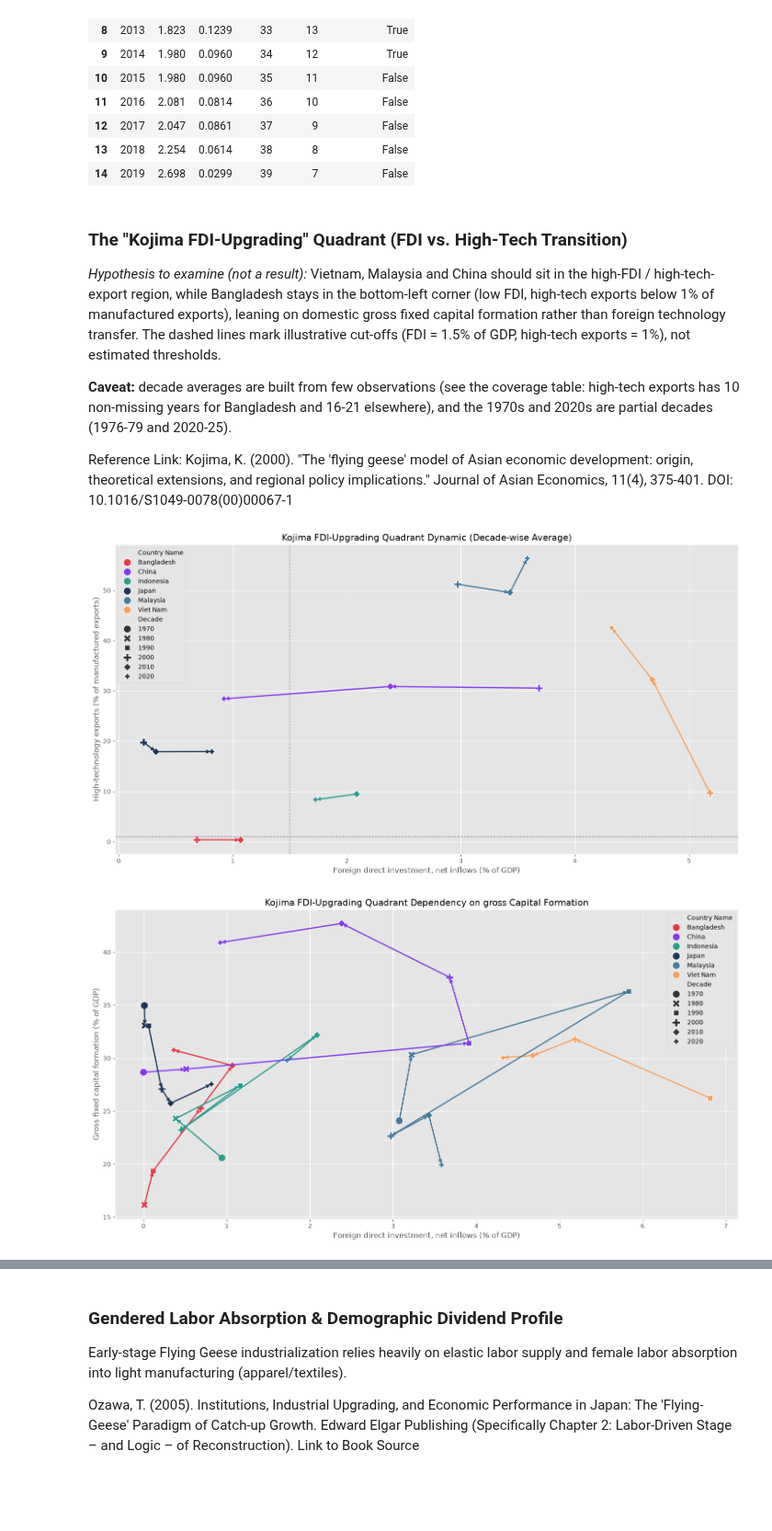
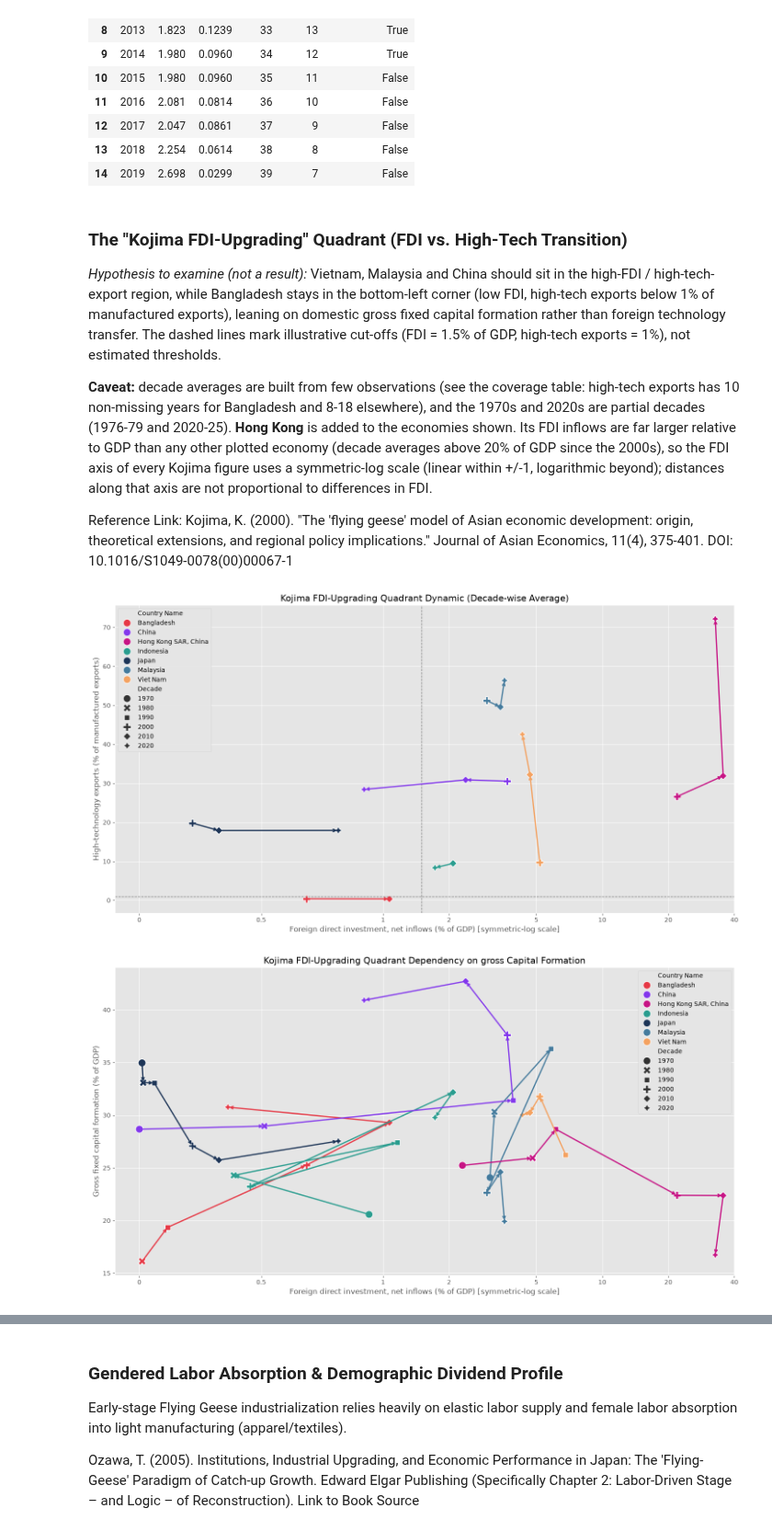
Before and after one commit to MJwd-Hasan/bd_flying_geese, a Jupyter notebook: export_import.ipynb, the cells around one changed output, grey strips where cells are left out. Shown at 92% size. Cells and saved outputs as stored; diff of their text form; code cells hidden in the pictures; blank space fills up the shorter version.

```diff
--- a/export_import.ipynb
+++ b/export_import.ipynb
@@ -43,6 +43,11 @@ DATA_PATH = Path('wdi_data.csv')
 data = pd.read_csv(DATA_PATH)
 # WDI codes missing observations as '..'; they become NaN here
 data['Value'] = pd.to_numeric(data['Value'], errors='coerce')
+# The extract now starts in 1960. The analysis (and the paper) use 1976-2025, so the window is fixed here.
+# Set ANALYSIS_START = data['Time'].min() (1960) to use every available year; the original nine economies
+# then gain 1960-1975 observations and their results will change.
+ANALYSIS_START = 1976
+data = data[data['Time'] >= ANALYSIS_START]
 data = data.sort_values(['Country Name', 'Time', 'Series Name']).reset_index(drop=True)
 data.head(2)
 # %% [output]
@@ -262,6 +270,7 @@ palette = {
     'Korea, Rep.': '#6A994E',
     'Philippines': '#BC6C25',
     'Singapore': '#6D597A',
+    'Hong Kong SAR, China': '#C71585',
 }
 
 def condition(country: str, cutoff: int, x=x_variables, y=y_variable, display: bool = True, alpha: float = 0.05, coefficients: bool = False):
@@ -346,40 +367,49 @@ chow_scans['Bangladesh'].query('2005 <= Year <= 2020').round({'F': 3, 'p': 4}).r
 
 *Hypothesis to examine (not a result):* Vietnam, Malaysia and China should sit in the high-FDI / high-tech-export region, while Bangladesh stays in the bottom-left corner (low FDI, high-tech exports below 1% of manufactured exports), leaning on domestic gross fixed capital formation rather than foreign technology transfer. The dashed lines mark illustrative cut-offs (FDI = 1.5% of GDP, high-tech exports = 1%), not estimated thresholds.
 
-**Caveat:** decade averages are built from few observations (see the coverage table: high-tech exports has 10 non-missing years for Bangladesh and 16-21 elsewhere), and the 1970s and 2020s are partial decades (1976-79 and 2020-25).
+**Caveat:** decade averages are built from few observations (see the coverage table: high-tech exports has 10 non-missing years for Bangladesh and 8-18 elsewhere), and the 1970s and 2020s are partial decades (1976-79 and 2020-25). **Hong Kong** is added to the economies shown. Its FDI inflows are far larger relative to GDP than any other plotted economy (decade averages above 20% of GDP since the 2000s), so the FDI axis of every Kojima figure uses a symmetric-log scale (linear within +/-1, logarithmic beyond); distances along that axis are not proportional to differences in FDI.
 
 Reference Link: Kojima, K. (2000). "The 'flying geese' model of Asian economic development: origin, theoretical extensions, and regional policy implications." Journal of Asian Economics, 11(4), 375-401. DOI: 10.1016/S1049-0078(00)00067-1
 # %%
-countries = ['Bangladesh', 'Indonesia', 'Viet Nam', 'Malaysia', 'China', 'Japan']
+def fdi_symlog_axis():
+    """Symmetric-log FDI axis (linear within +/-1% of GDP, logarithmic beyond): Hong Kong's FDI inflows dwarf the other economies."""
+    plt.xscale('symlog', linthresh=1)
+    plt.xlim(left=-0.1)
+    plt.xticks([0, 0.5, 1, 2, 5, 10, 20, 40], ['0', '0.5', '1', '2', '5', '10', '20', '40'])
+    plt.xlabel('Foreign direct investment, net inflows (% of GDP) [symmetric-log scale]')
+
+countries = ['Bangladesh', 'Indonesia', 'Viet Nam', 'Malaysia', 'China', 'Japan', 'Hong Kong SAR, China']
 cols = ['Foreign direct investment, net inflows (% of GDP)', 'High-technology exports (% of manufactured exports)', 'Gross fixed capital formation (% of GDP)']
 
 decade_df = data[data['Country Name'].isin(countries)].copy()
 decade_df['Decade'] = (decade_df['Time'] // 10) * 10
 decade_df = decade_df.groupby(['Country Name', 'Decade'], as_index=False)[cols].mean().sort_values(['Country Name', 'Decade'])
 
 
 
 plt.figure(figsize = (18, 9))
 sns.scatterplot(data = decade_df, x = 'Foreign direct investment, net inflows (% of GDP)', y = 'High-technology exports (% of manufactured exports)', hue = 'Country Name', style = 'Decade', palette = palette, s = 150)
 for c in countries:
     sub = decade_df[decade_df['Country Name'] == c].dropna(subset=['Foreign direct investment, net inflows (% of GDP)', 'High-technology exports (% of manufactured exports)']).reset_index(drop=True)
     for i in range(len(sub) - 1):
         plt.annotate('', xy=(sub.loc[i+1, 'Foreign direct investment, net inflows (% of GDP)'], sub.loc[i+1, 'High-technology exports (% of manufactured exports)']), xytext=(sub.loc[i, 'Foreign direct investment, net inflows (% of GDP)'], sub.loc[i, 'High-technology exports (% of manufactured exports)']), arrowprops=dict(arrowstyle='->', color=palette[c], lw=2))
+fdi_symlog_axis()
 plt.axvline(1.5, color='grey', linestyle='--', linewidth=1)
 plt.axhline(1, color='grey', linestyle='--', linewidth=1)
 plt.title('Kojima FDI-Upgrading Quadrant Dynamic (Decade-wise Average)')
 save_fig('fig_kojima_hightech.png')
 plt.show()
 
 plt.figure(figsize = (18, 9))
 sns.scatterplot(data = decade_df, x = 'Foreign direct investment, net inflows (% of GDP)', y = 'Gross fixed capital formation (% of GDP)', hue = 'Country Name', style = 'Decade', palette = palette, s = 150)
 for c in countries:
     sub = decade_df[decade_df['Country Name'] == c].dropna(subset=['Foreign direct investment, net inflows (% of GDP)', 'Gross fixed capital formation (% of GDP)']).reset_index(drop=True)
     for i in range(len(sub) - 1):
         plt.annotate('', xy=(sub.loc[i+1, 'Foreign direct investment, net inflows (% of GDP)'], sub.loc[i+1, 'Gross fixed capital formation (% of GDP)']), xytext=(sub.loc[i, 'Foreign direct investment, net inflows (% of GDP)'], sub.loc[i, 'Gross fixed capital formation (% of GDP)']), arrowprops=dict(arrowstyle='->', color=palette[c], lw=2))
+fdi_symlog_axis()
 plt.title('Kojima FDI-Upgrading Quadrant Dependency on gross Capital Formation')
 save_fig('fig_kojima_gcf.png')
 plt.show()
 # %% [output]
-[figure, old version]
+[figure, new version]
-[figure, old version]
+[figure, new version]
```
Also changed, not shown: parts of 25 cells of this notebook, 1 other file.
